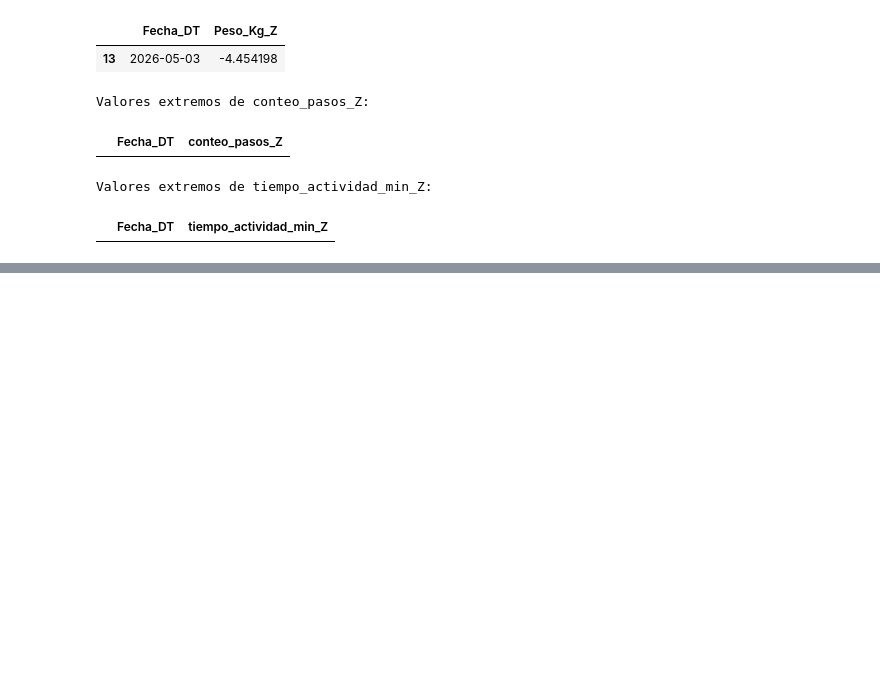
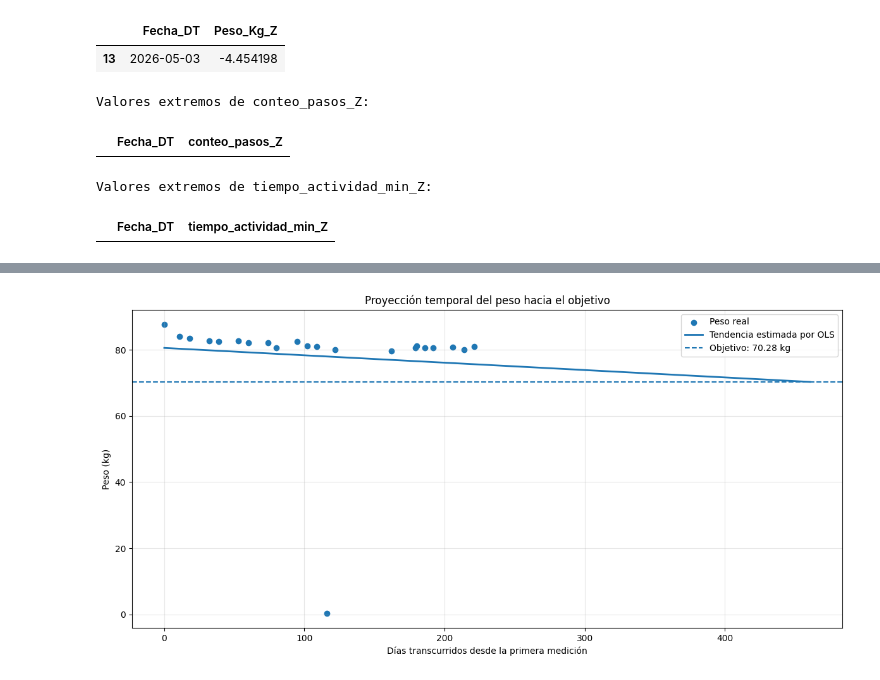
Before and after one commit to GabyPaolaING/Machine-Learning, a Jupyter notebook: P2P1.- INTEGRACIÓN MULTIFUENTE DE DATOS .ipynb, the cells around one changed output, grey strips where cells are left out. Saved outputs shown, nothing was run; the diff lists cells and outputs as text; code cells hidden in the pictures; blank space fills up the shorter version.

```diff
--- a/P2P1.- INTEGRACIÓN MULTIFUENTE DE DATOS .ipynb
+++ b/P2P1.- INTEGRACIÓN MULTIFUENTE DE DATOS .ipynb
@@ -2544,0 +2534,66 @@ Se necesitan al menos dos semanas en cada grupo; es preferible contar con más o
+# %%
+
+# CELDA 10. Gráfica de la proyección temporal
+
+import matplotlib.pyplot as plt
+import numpy as np
+import pandas as pd
+
+objetivo = 70.28
+
+intercepto = modelo_ols.params["const"]
+pendiente = modelo_ols.params["Dias_Transcurridos"]
+
+dias_observados = datos["Dias_Transcurridos"].to_numpy()
+pesos_reales = datos["Peso(Kg)"].to_numpy()
+
+plt.figure(figsize=(12, 6))
+
+plt.scatter(
+    dias_observados,
+    pesos_reales,
+    label="Peso real",
+    marker="o"
+)
+
+# Extender la línea hasta el objetivo, solo si la pendiente baja
+if pendiente < 0:
+    dias_objetivo = (objetivo - intercepto) / pendiente
+
+    if dias_objetivo > dias_observados.max():
+        dias_grafica = np.linspace(
+            0, dias_objetivo, 200
+        )
+    else:
+        dias_grafica = np.linspace(
+            0, dias_observados.max(), 200
+        )
+else:
+    dias_grafica = np.linspace(
+        0, dias_observados.max(), 200
+    )
+
+pesos_estimados = intercepto + pendiente * dias_grafica
+
+plt.plot(
+    dias_grafica,
+    pesos_estimados,
+    label="Tendencia estimada por OLS",
+    linewidth=2
+)
+
+plt.axhline(
+    y=objetivo,
+    linestyle="--",
+    label="Objetivo: 70.28 kg"
+)
+
+plt.xlabel("Días transcurridos desde la primera medición")
+plt.ylabel("Peso (kg)")
+plt.title("Proyección temporal del peso hacia el objetivo")
+plt.legend()
+plt.grid(True, alpha=0.3)
+plt.tight_layout()
+plt.show()
+# %% [output]
+[figure, added]
```
Also changed, not shown: parts of 15 cells of this notebook.
